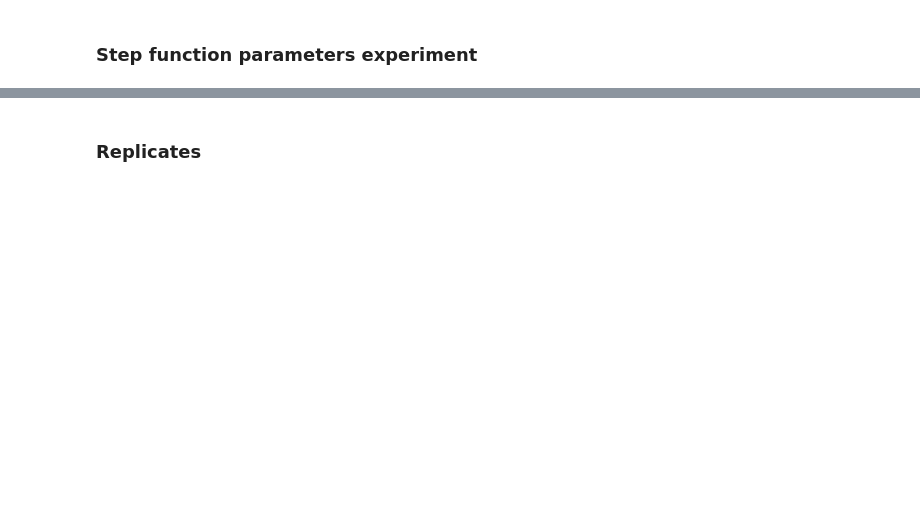
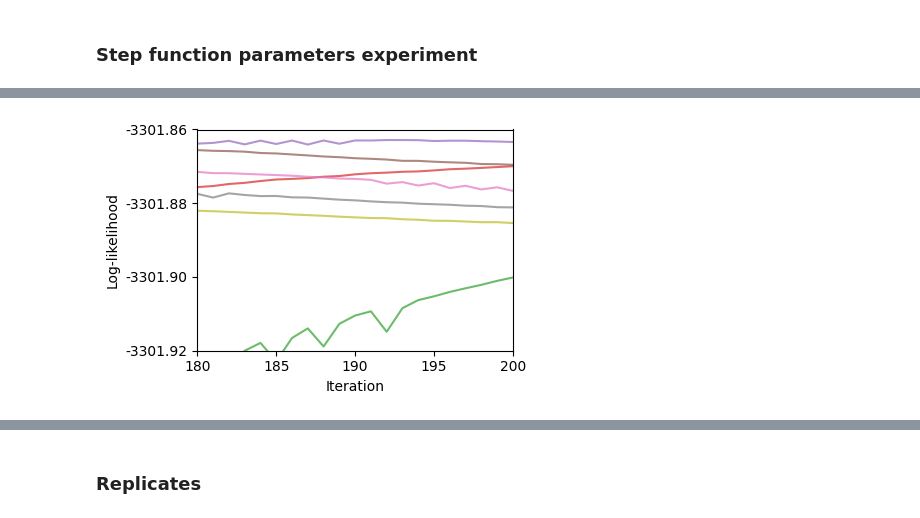
Before and after one commit to BioGeMT/DiscrimAlign, a Jupyter notebook: DNA_Simulations_Dave_Simple.ipynb, the cells around one changed output, grey strips where cells are left out. Cells and saved outputs as stored; diff of their text form; code cells hidden in the pictures; blank space fills up the shorter version.

```diff
--- a/DNA_Simulations_Dave_Simple.ipynb
+++ b/DNA_Simulations_Dave_Simple.ipynb
@@ -228,12 +401,45 @@ plt.savefig("results/simple/step_experiment_zoom_mid.png", dpi=160)
 # %%
 # zoom on the end of the iterations
-plt.figure()
-for params in estimalign_results_step:
-    plt.plot(np.arange(NITER+1), params['loglik_trajectory'], alpha=0.5)
+
+plt.figure(figsize=FIGSIZE)
+for plotid, params,color in zip(range(len(estimalign_results_step)), estimalign_results_step, step_colors):
+    if plotid == 9: continue
+    plt.plot(np.arange(NITER+1), params['loglik_trajectory'],color = color, alpha=0.7)
+
 plt.plot([0, NITER], [true_logL, true_logL], 'k--')
-plt.legend([f"{sl:.1e}" for sl in steplengths])
+
+
 plt.xlim(NITER-20, NITER)
-plt.ylim(3220, 3180)
+
+# collect only last 20 iterations
+all_vals = np.concatenate([
+    np.array(p['loglik_trajectory'])[NITER-20:]
+    for p in estimalign_results_step
+])
+
+#sort and drop lowest x %
+sorted_vals = np.sort(all_vals)
+cutoff = int(0.3 * len(sorted_vals))  # remove lowest x%
+trimmed_vals = sorted_vals[cutoff:]
+
+ymin = trimmed_vals.min()
+ymax = trimmed_vals.max()
+
+pad = 0.05 * (ymax - ymin)
+
+plt.ylim(ymin, ymax + pad)
+
+ax = plt.gca()
+ax.set_xticks(np.linspace(180, 200, 5, dtype=int))
+ax.set_yticks(np.linspace(*ax.get_ylim(), 4))
+
+ax.yaxis.set_major_formatter(FormatStrFormatter('%.2f'))
+
+
+plt.xlabel("Iteration")
+plt.ylabel("Log-likelihood")
 plt.tight_layout()
-plt.savefig("results/simple/step_experiment_zoom_end.png", dpi=160)
+plt.savefig("results/simple/step_experiment_zoom_end_simple.png", dpi=DPI)
+# %% [output]
+[figure, added]
 # %%
```
Also changed, not shown: parts of 26 cells of this notebook, 2 other files.
